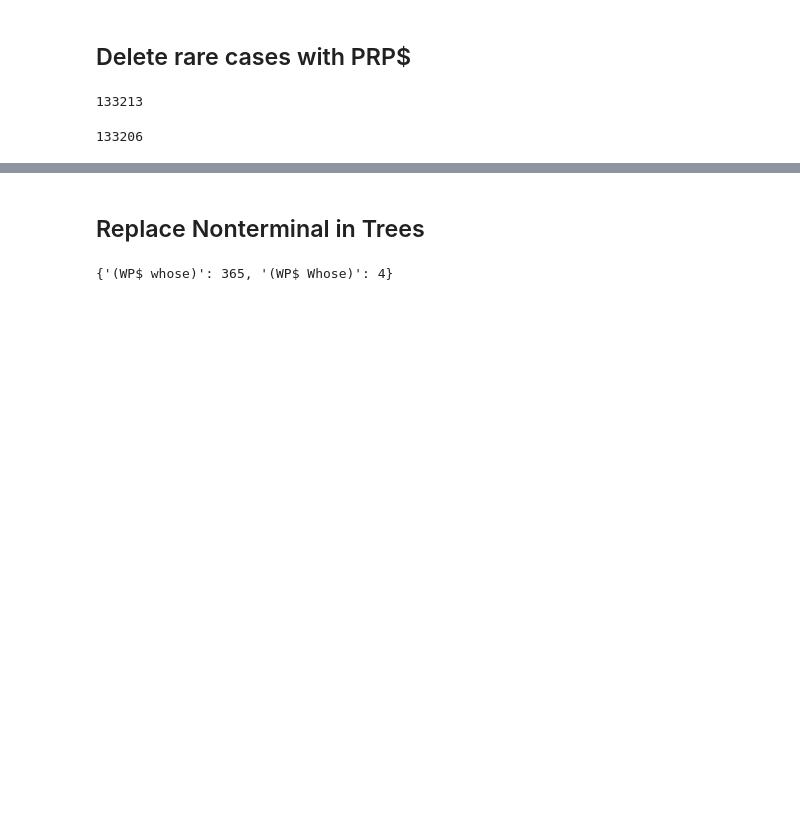
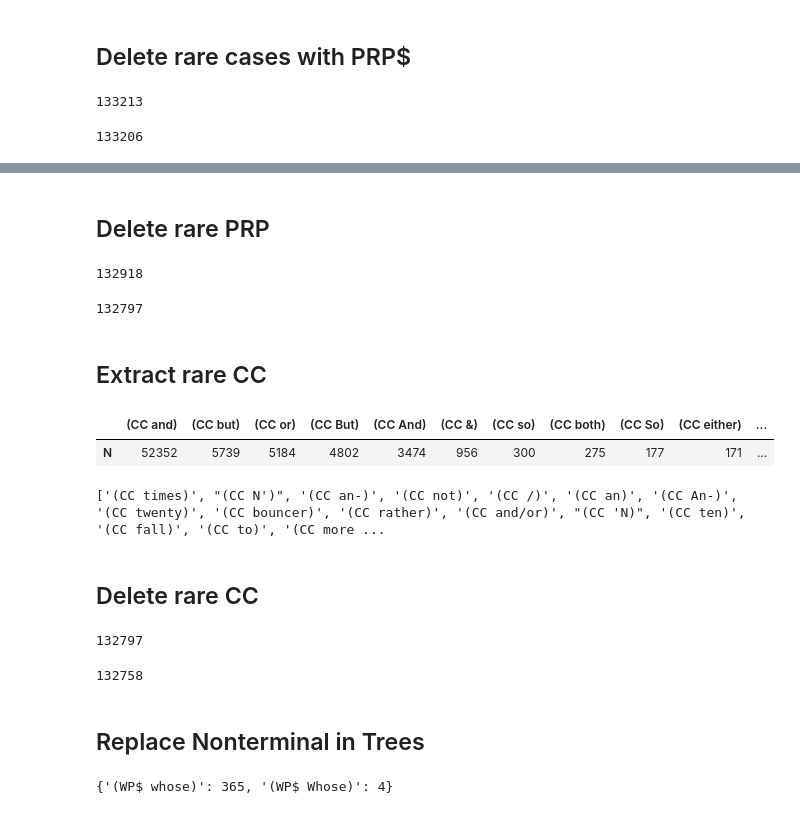
Before and after one commit to v-urushkin/ontonotes-to-lark, a Jupyter notebook: conll_to_lark.ipynb, the cells around one changed output, grey strips where cells are left out. Saved outputs shown, nothing was run; the diff lists cells and outputs as text; code cells hidden in the pictures; blank space fills up the shorter version.

```diff
--- a/conll_to_lark.ipynb
+++ b/conll_to_lark.ipynb
@@ -537,0 +624,5 @@ len(ontn_sentc_tree_prc10)
+# %%
+ontn_sentc_tree_prc12 = []
+for i, sent in enumerate(ontn_sentc_tree_prc11):
+    if not has_substring(sent['parse_tree'], del_nn):
+        ontn_sentc_tree_prc12.append(sent)
@@ -537,0 +635,16 @@ len(ontn_sentc_tree_prc10)
+# %%
+prp_nt = dict()
+for i, sent in enumerate(ontn_sentc_tree_prc12):
+    substr = "(PRP"
+    if substr in sent['parse_tree']:
+        extractions = extract_all_spec_substring(sent['parse_tree'], substr)
+        for extraction in extractions:
+            if extraction in prp_nt.keys():
+                prp_nt[extraction] += 1
+            else:
+                prp_nt[extraction] = 1
+prp_nt = pd.Series(prp_nt, name='N').to_frame()
+prp_nt = prp_nt.sort_values('N', ascending=False)
+display(prp_nt.T)
+del_prp = prp_nt[prp_nt['N'] <= 4].index.to_list()
+print(del_prp)
@@ -537,0 +655,43 @@ len(ontn_sentc_tree_prc10)
+# %% [markdown]
+## Delete rare PRP
+# %%
+len(ontn_sentc_tree_prc12)
+# %% [output]
+132918
+# %%
+ontn_sentc_tree_prc13 = []
+for i, sent in enumerate(ontn_sentc_tree_prc12):
+    if not has_substring(sent['parse_tree'], del_prp):
+        ontn_sentc_tree_prc13.append(sent)
+# %%
+len(ontn_sentc_tree_prc13)
+# %% [output]
+132797
+# %% [markdown]
+## Extract rare CC
+# %%
+cc_nt = dict()
+for i, sent in enumerate(ontn_sentc_tree_prc12):
+    substr = "(CC"
+    if substr in sent['parse_tree']:
+        extractions = extract_all_spec_substring(sent['parse_tree'], substr)
+        for extraction in extractions:
+            if extraction in cc_nt.keys():
+                cc_nt[extraction] += 1
+            else:
+                cc_nt[extraction] = 1
+cc_nt = pd.Series(cc_nt, name='N').to_frame()
+cc_nt = cc_nt.sort_values('N', ascending=False)
+display(cc_nt.T)
+del_cc = cc_nt[cc_nt['N'] <= 4].index.to_list()
+print(del_cc)
+# %% [output]
+|  | (CC and) | (CC but) | (CC or) | (CC But) | (CC And) | (CC &) | (CC so) | (CC both) | (CC So) | (CC either) | ... |
+| N | 52352 | 5739 | 5184 | 4802 | 3474 | 956 | 300 | 275 | 177 | 171 | ... |
+['(CC times)', "(CC N')", '(CC an-)', '(CC not)', '(CC /)', '(CC an)', '(CC An-)', '(CC twenty)', '(CC bouncer)', '(CC rather)', '(CC and/or)', "(CC 'N)", '(CC ten)', '(CC fall)', '(CC to)', '(CC more ...
+# %% [markdown]
+## Delete rare CC
+# %%
+len(ontn_sentc_tree_prc13)
+# %% [output]
+132797
@@ -538,3 +703,7 @@ len(ontn_sentc_tree_prc10)
+# %%
+len(ontn_sentc_tree_prc14)
+# %% [output]
+132758
 # %% [markdown]
 ## Replace Nonterminal in Trees
 # %%
```
Also changed, not shown: parts of 22 cells of this notebook, 1 other file.
